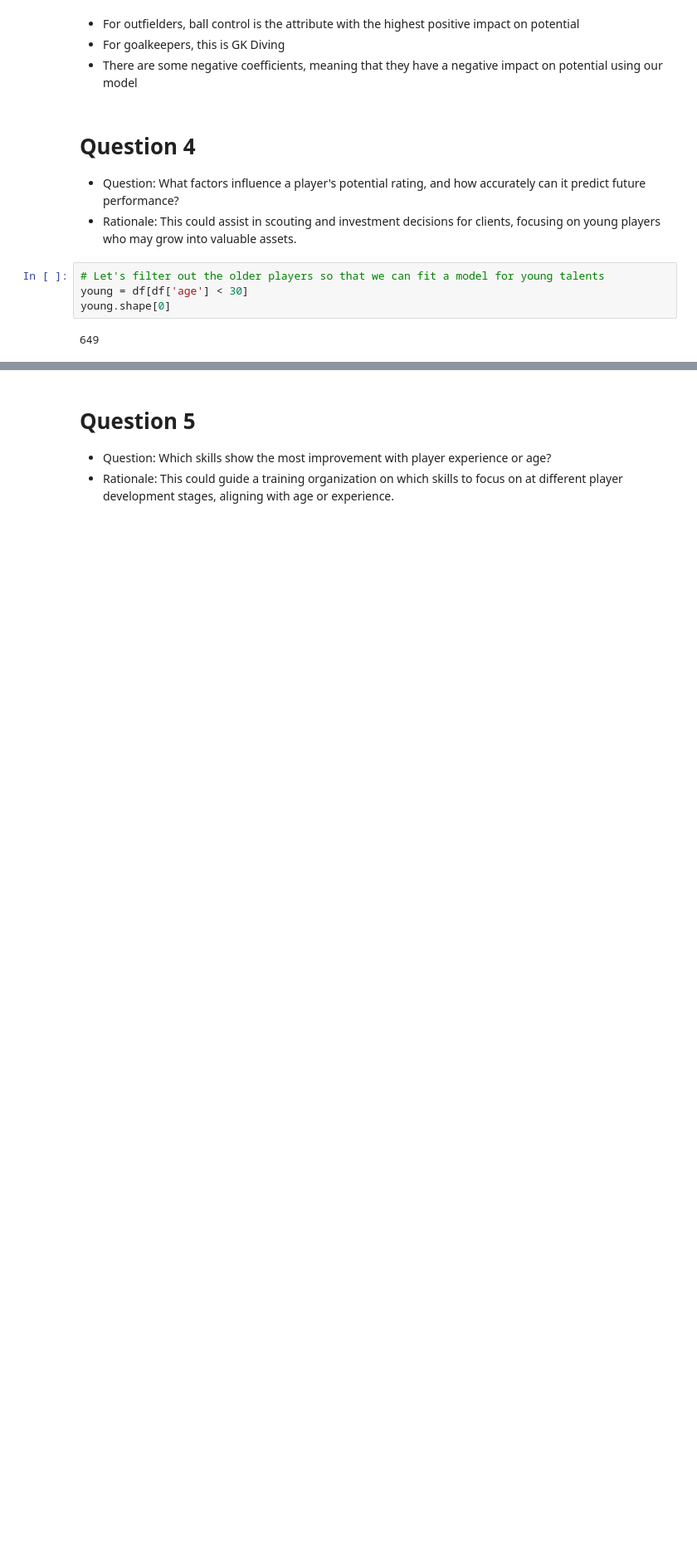
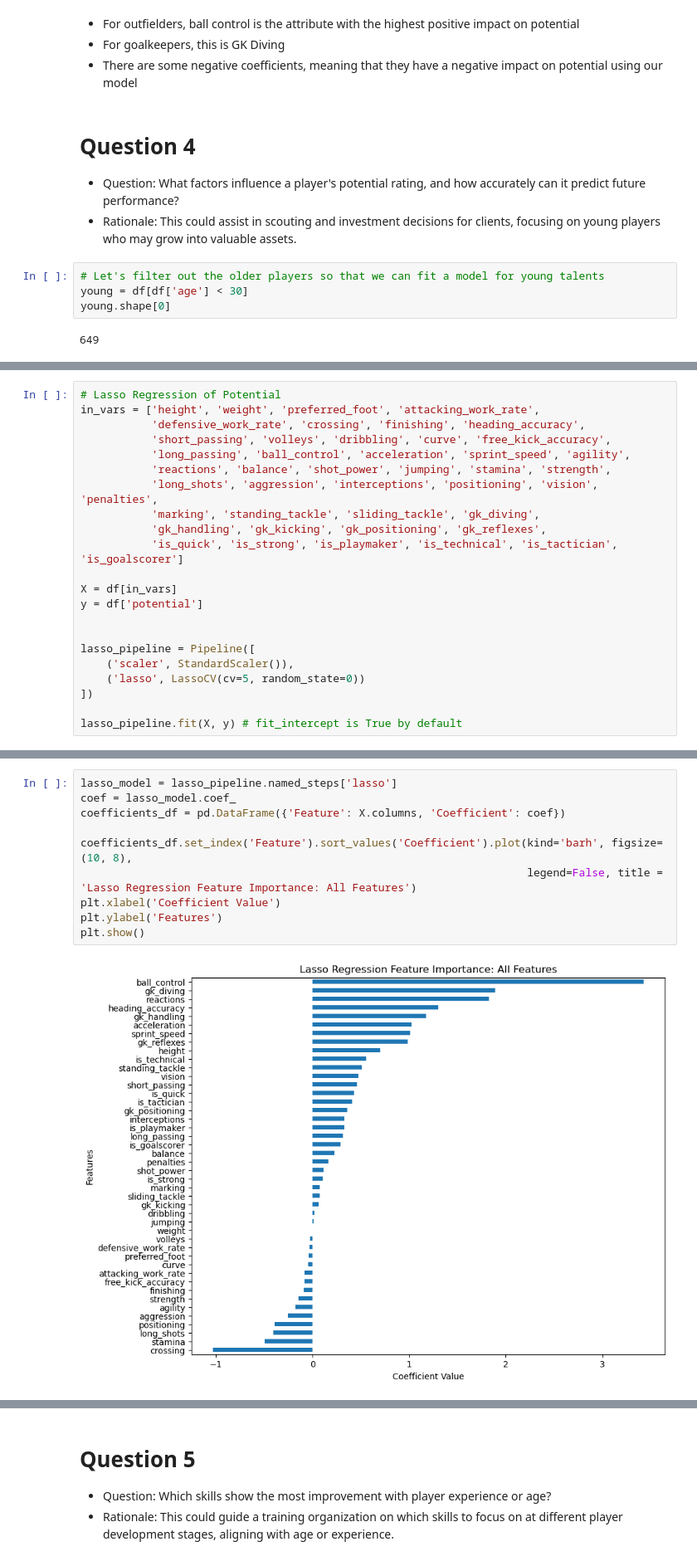
Before and after one commit to falba3/AdvancedDataAnalytics, a Jupyter notebook: notebooks/all_questions.ipynb, the cells around one changed output, grey strips where cells are left out. Shown at 83% size. Saved outputs shown, nothing was run; the diff lists cells and outputs as text; blank space fills up the shorter version.

```diff
--- a/notebooks/all_questions.ipynb
+++ b/notebooks/all_questions.ipynb
@@ -952,0 +969,22 @@ plt.scatter(df['potential'], df['reactions'])
+# %%
+# Lasso Regression of Potential
+in_vars = ['height', 'weight', 'preferred_foot', 'attacking_work_rate',
+           'defensive_work_rate', 'crossing', 'finishing', 'heading_accuracy',
+           'short_passing', 'volleys', 'dribbling', 'curve', 'free_kick_accuracy',
+           'long_passing', 'ball_control', 'acceleration', 'sprint_speed', 'agility',
+           'reactions', 'balance', 'shot_power', 'jumping', 'stamina', 'strength',
+           'long_shots', 'aggression', 'interceptions', 'positioning', 'vision', 'penalties',
+           'marking', 'standing_tackle', 'sliding_tackle', 'gk_diving',
+           'gk_handling', 'gk_kicking', 'gk_positioning', 'gk_reflexes',
+           'is_quick', 'is_strong', 'is_playmaker', 'is_technical', 'is_tactician', 'is_goalscorer']
+
+X = df[in_vars]
+y = df['potential']
+
+
+lasso_pipeline = Pipeline([
+    ('scaler', StandardScaler()),
+    ('lasso', LassoCV(cv=5, random_state=0))
+])
+
+lasso_pipeline.fit(X, y) # fit_intercept is True by default
@@ -952,0 +1001,12 @@ plt.scatter(df['potential'], df['reactions'])
+# %%
+lasso_model = lasso_pipeline.named_steps['lasso']
+coef = lasso_model.coef_
+coefficients_df = pd.DataFrame({'Feature': X.columns, 'Coefficient': coef})
+
+coefficients_df.set_index('Feature').sort_values('Coefficient').plot(kind='barh', figsize=(10, 8),
+                                                                     legend=False, title = 'Lasso Regression Feature Importance: All Features')
+plt.xlabel('Coefficient Value')
+plt.ylabel('Features')
+plt.show()
+# %% [output]
+[figure, added]
```
Also changed, not shown: parts of 93 cells of this notebook.
